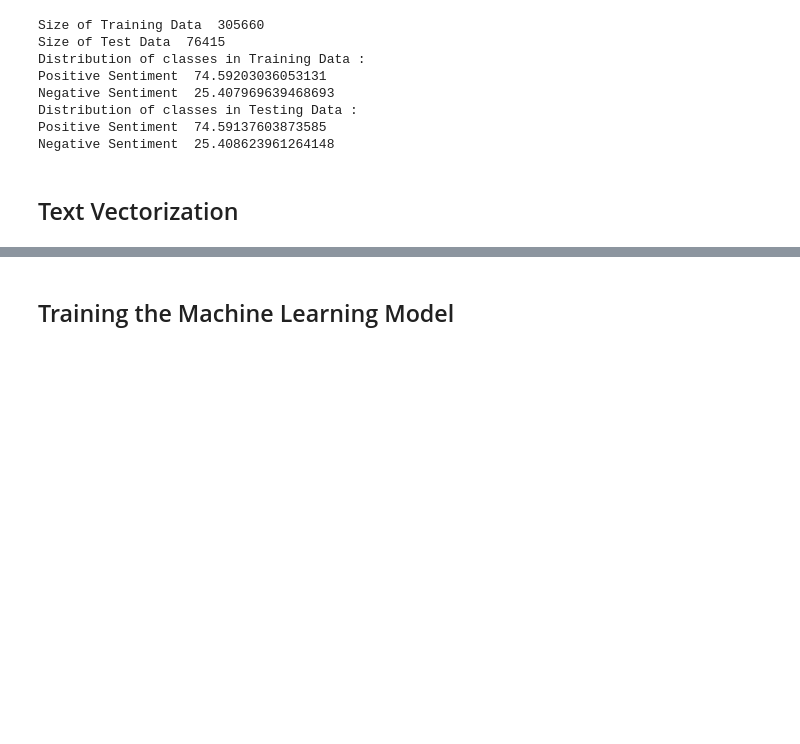
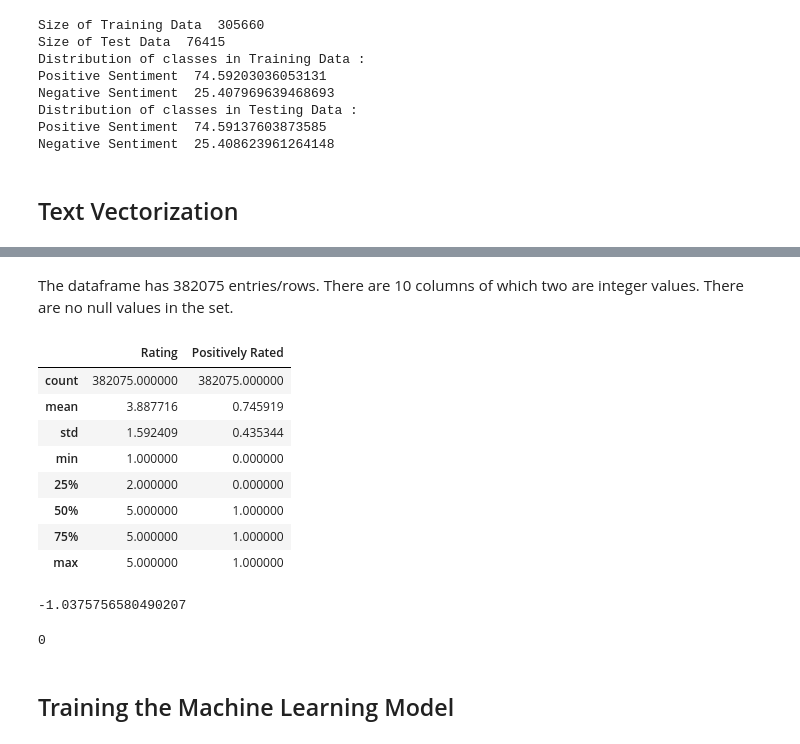
Before and after one commit to kayfilipp/text_mining_amazon_unlocked, a Jupyter notebook: Review_classification2.ipynb, the cells around one changed output, grey strips where cells are left out. Cells and saved outputs as stored; diff of their text form; code cells hidden in the pictures; blank space fills up the shorter version.

```diff
--- a/Review_classification2.ipynb
+++ b/Review_classification2.ipynb
@@ -72,5 +72,5 @@ kaggle.api.dataset_download_files(
 # %%
-df = pd.read_csv('Amazon_Unlocked_Mobile.csv')
+df = pd.read_csv('/Users/colebailey/Desktop/Amazon_Unlocked_Mobile.csv')
 df = df.rename(columns={"Reviews": "text"})
 df.head()
 # %% [output]
@@ -451,11 +439,11 @@ new_df
 # %%
 #remove any neutral rating equals to 3.
-new_df = new_df[new_df['Rating']!=3]
+df = df[df['Rating']!=3]
 
 #Encode 4 star and 5 star as positively rated 1.
 #Encode 1 star and 2 star as poorely rated 0.
-new_df['Positively Rated'] = np.where(new_df['Rating']>3,1,0)
-new_df.head(10)
+df['Positively Rated'] = np.where(df['Rating']>3,1,0)
+df.head(10)
 # %% [output]
 |  | Rating | new_reviews | lemmas | adjs_verbs | nouns | noun_phrases | adj_noun_phrases | entities | tokens | ... |
 | 0 | 5 | feel lucky found used phone us us... | None | None | None | None | None | None | [feel, lucky, found, used, phone,... | ... |
@@ -508,3 +523,30 @@ X_test_tf = tfidf.transform(X_test)
+# %% [markdown]
+The dataframe has 382075 entries/rows. There are 10 columns of which two are integer values. There are no null values in the set.
+# %%
+#Two integer columns
+
+df.describe()
+# %% [output]
+|  | Rating | Positively Rated |
+| count | 382075.000000 | 382075.000000 |
+| mean | 3.887716 | 0.745919 |
+| std | 1.592409 | 0.435344 |
+| min | 1.000000 | 0.000000 |
+| 25% | 2.000000 | 0.000000 |
+| 50% | 5.000000 | 1.000000 |
+| 75% | 5.000000 | 1.000000 |
+| max | 5.000000 | 1.000000 |
+# %%
+#The ratings integer values are slightly negatively skewed
+df['Rating'].skew()
+# %% [output]
+-1.0375756580490207
+# %%
+#The only remaining values in the table exist within the integer and token columns
+
+df['lemmas'].value_counts().sum()
+# %% [output]
+0
 # %% [markdown]
 ## Training the Machine Learning Model
 # %%
```
Also changed, not shown: parts of 12 cells of this notebook.
